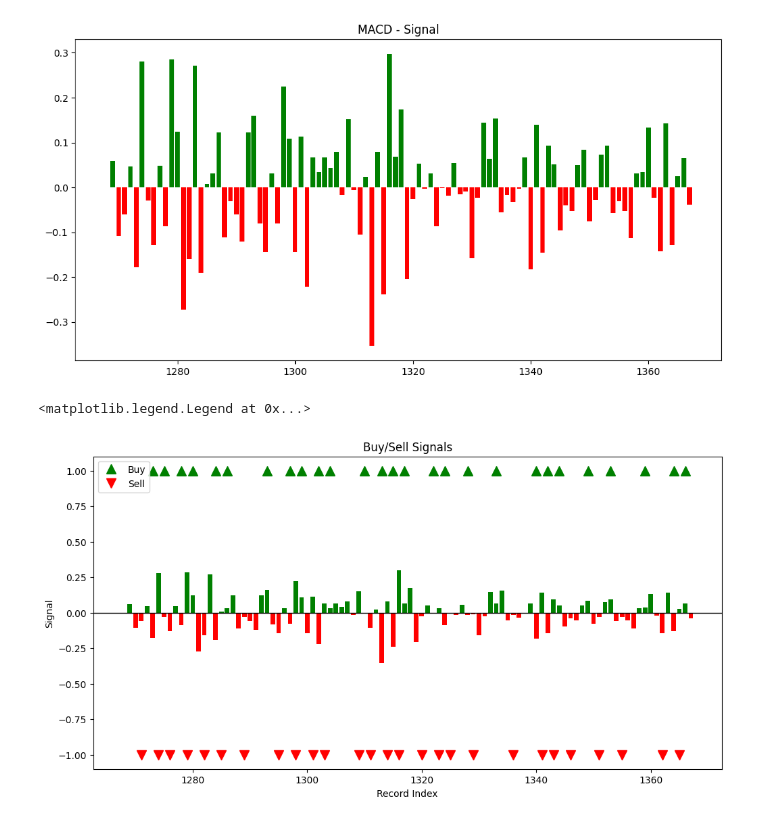
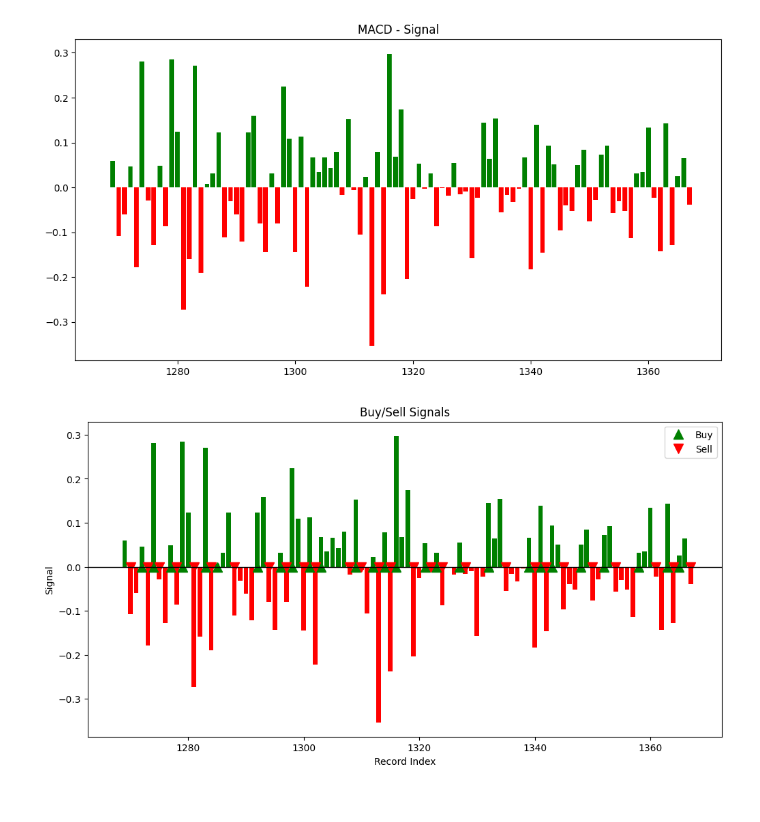
Before and after one commit to ZussmanFranz/Politechnika_Gdanska, a Jupyter notebook: Sem4/MN/project1/project1.ipynb, the cells around one changed output. Cells and saved outputs as stored; diff of their text form; code cells hidden in the pictures.

```diff
--- a/Sem4/MN/project1/project1.ipynb
+++ b/Sem4/MN/project1/project1.ipynb
@@ -148,37 +170,37 @@ transactions = np.zeros(n_records_analyzed)
 # 1 - keep, -1 - sell
 current_state = 1
 
 ## TODO: iterate through
-for index in range(1, n_records_analyzed):
+for index in range(1, n_records_analyzed + 1):
     if copysign(1, macd_signal_difference[index - 1]) != current_state: # if the sign was changed
         if current_state == 1:
             current_state = -1
-            transactions[index] = 2 # sell
+            transactions[index - 1] = 2 # sell
         else:
             current_state = 1
-            transactions[index] = 1 # buy
+            transactions[index - 1] = 1 # buy
 
 plot_macd_signal_difference(x_analyzed, macd_signal_difference)
 
 # Get indexes where actions occur
 buy_indexes = np.where(transactions == 1)[0] + x_analyzed[0]
 sell_indexes = np.where(transactions == 2)[0] + x_analyzed[0]
 
 # For display, assign a y-value for markers. Here we use y=1 for buys and y=-1 for sells.
-y_buy = np.ones_like(buy_indexes)
-y_sell = -np.ones_like(sell_indexes)
+y_buy = np.zeros_like(buy_indexes)
+y_sell = np.zeros_like(sell_indexes)
 
 # Create the plot
 plt.plot(buy_indexes, y_buy, 'g^', markersize=10, label='Buy')  # green upward triangles for buy
 plt.plot(sell_indexes, y_sell, 'rv', markersize=10, label='Sell')  # red downward triangles for sell
 
 # Draw a horizontal line at y=0
 plt.axhline(0, color='black', linewidth=1)
 
 plt.xlabel('Record Index')
 plt.ylabel('Signal')
 plt.title('Buy/Sell Signals')
 plt.legend()
+plt.show()
 # %% [output]
-<matplotlib.legend.Legend at 0x...>
-[figure, old version]
+[figure, new version]
```
Also changed, not shown: parts of 5 cells of this notebook, 1 other file.
